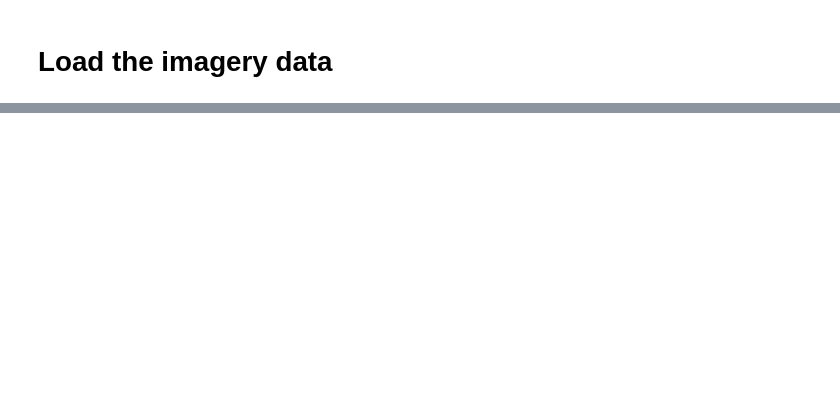
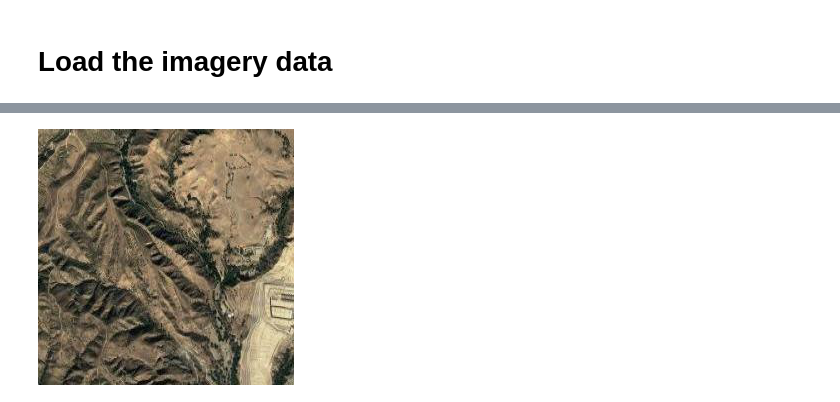
Before and after one commit to erikrozi/acmlab, a Jupyter notebook: unsupervised.ipynb, the cells around one changed output, grey strips where cells are left out. Drawn from its saved outputs; the diff is of its cells as text; code cells hidden in the pictures; blank space fills up the shorter version.

```diff
--- a/unsupervised.ipynb
+++ b/unsupervised.ipynb
@@ -197,7 +205,9 @@ print(labels.shape)
 # %%
-i = 1
+i = 0
 image, label = dataset[i]
 image = np.moveaxis(image.numpy(), 0, -1)
 image = (image * 255).astype(np.uint8)
 display(Image.fromarray(image).convert("RGB"))
+# %% [output]
+[figure, added]
 # %%
```
Also changed, not shown: parts of 9 cells of this notebook.
